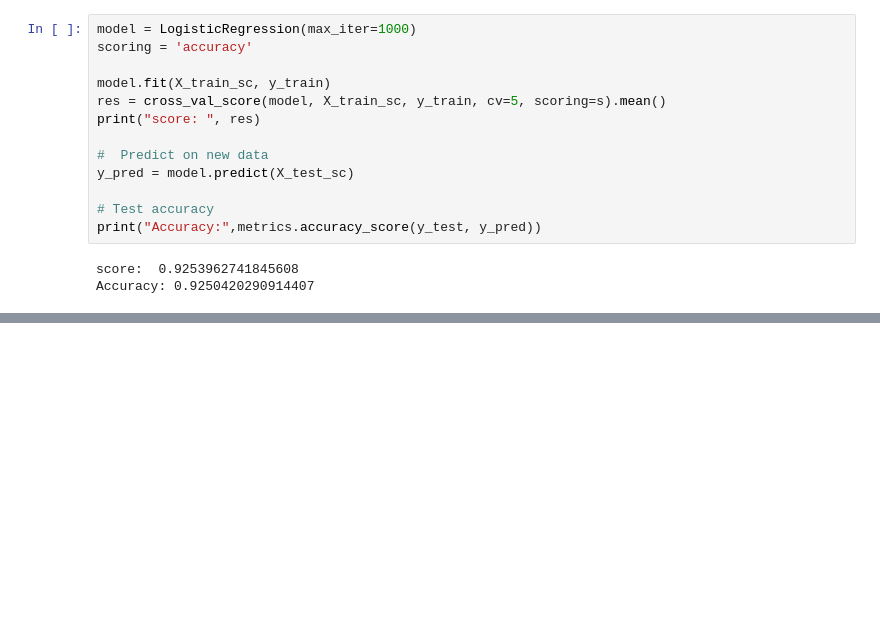
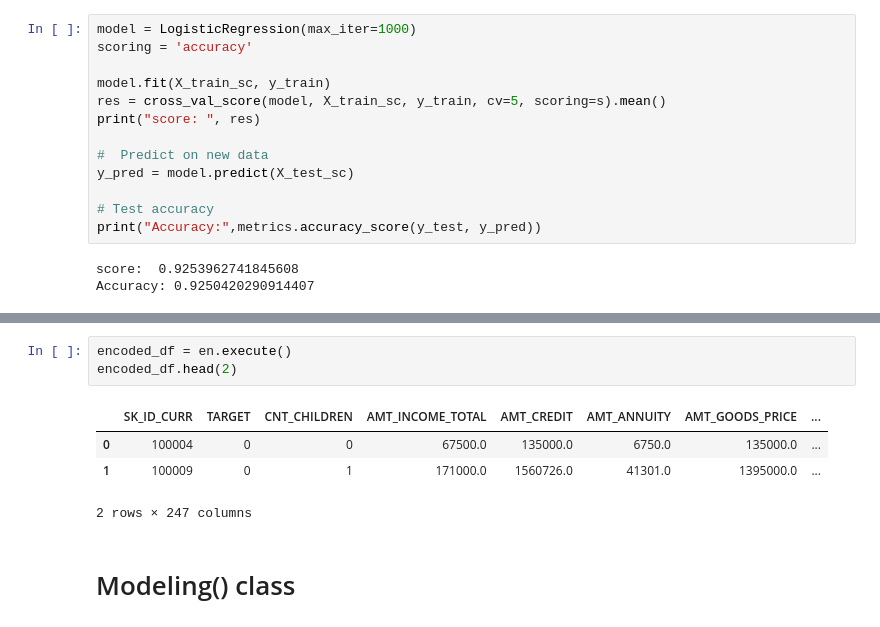
Before and after one commit to kelhoussaini/Home-Credit-Prediction, a Jupyter notebook: notebooks/build_Modeling_and_Encoder_classes.ipynb, the cells around one changed output, grey strips where cells are left out. Cells and saved outputs as stored; diff of their text form; blank space fills up the shorter version.

```diff
--- a/notebooks/build_Modeling_and_Encoder_classes.ipynb
+++ b/notebooks/build_Modeling_and_Encoder_classes.ipynb
@@ -329,0 +356,10 @@ class Modeling:
+# %%
+encoded_df = en.execute()
+encoded_df.head(2)
+# %% [output]
+|  | SK_ID_CURR | TARGET | CNT_CHILDREN | AMT_INCOME_TOTAL | AMT_CREDIT | AMT_ANNUITY | AMT_GOODS_PRICE | ... |
+| 0 | 100004 | 0 | 0 | 67500.0 | 135000.0 | 6750.0 | 135000.0 | ... |
+| 1 | 100009 | 0 | 1 | 171000.0 | 1560726.0 | 41301.0 | 1395000.0 | ... |
+2 rows × 247 columns
+# %% [markdown]
+# Modeling() class
```
Also changed, not shown: parts of 18 cells of this notebook.
